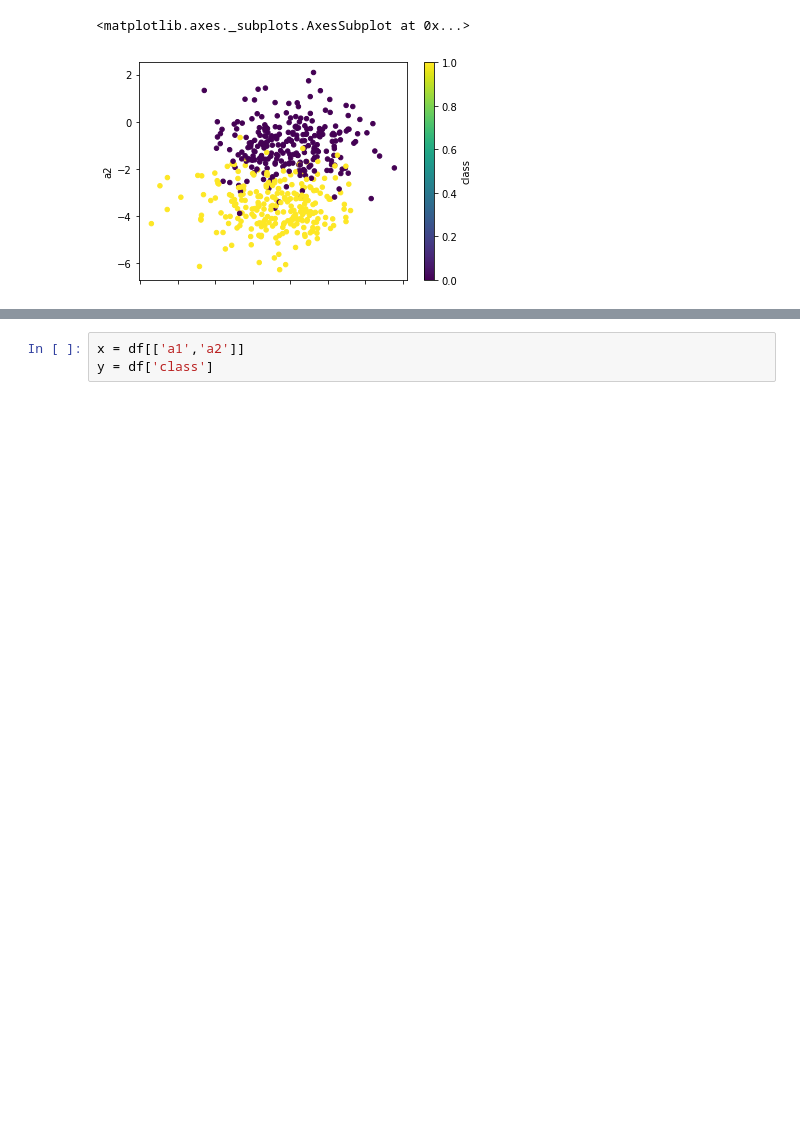
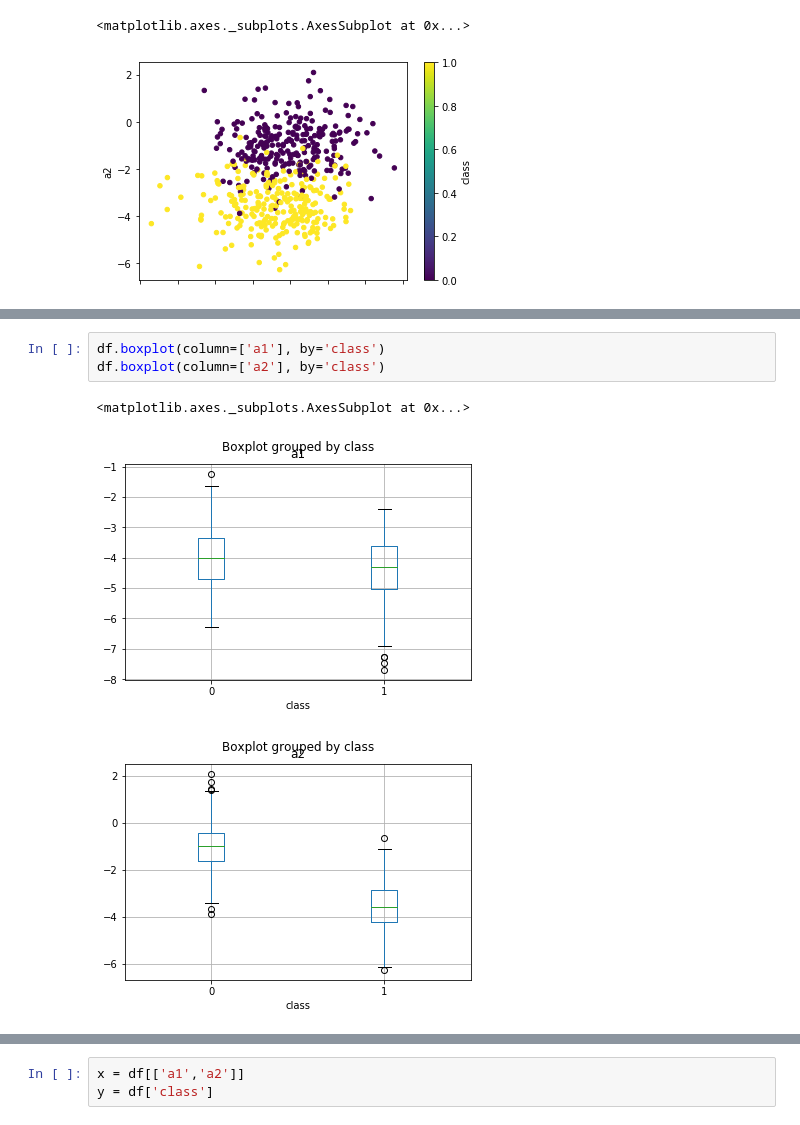
Before and after one commit to QiS9596/5243ExploratoryDataAnalysis, a Jupyter notebook: scripts/lab2.ipynb, the cells around one changed output, grey strips where cells are left out. Cells and saved outputs as stored; diff of their text form; blank space fills up the shorter version.

```diff
--- a/scripts/lab2.ipynb
+++ b/scripts/lab2.ipynb
@@ -24,0 +57,7 @@ df.plot.scatter(x = 'a1', y = 'a2', c='class', colormap = 'viridis')
+# %%
+df.boxplot(column=['a1'], by='class')
+df.boxplot(column=['a2'], by='class')
+# %% [output]
+<matplotlib.axes._subplots.AxesSubplot at 0x...>
+[figure, added]
+[figure, added]
```
Also changed, not shown: parts of 15 cells of this notebook.
